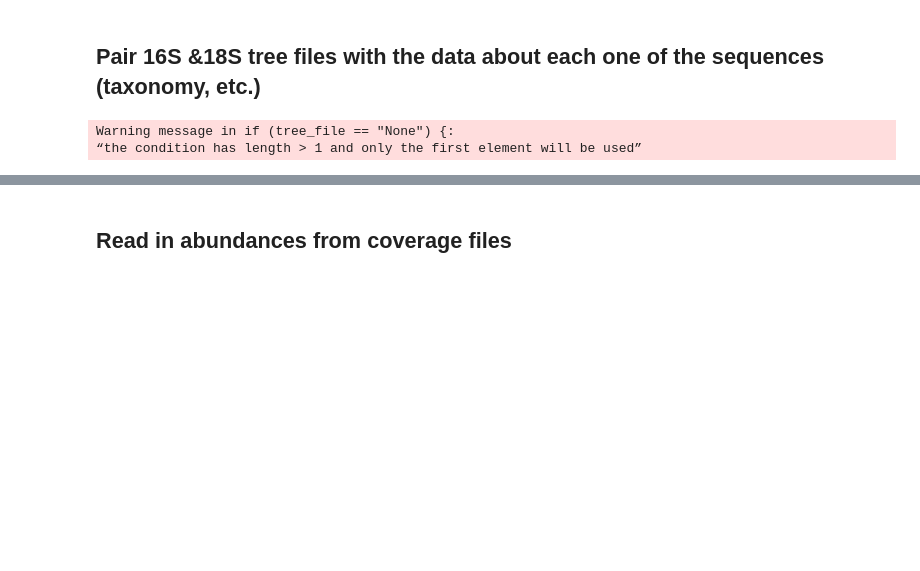
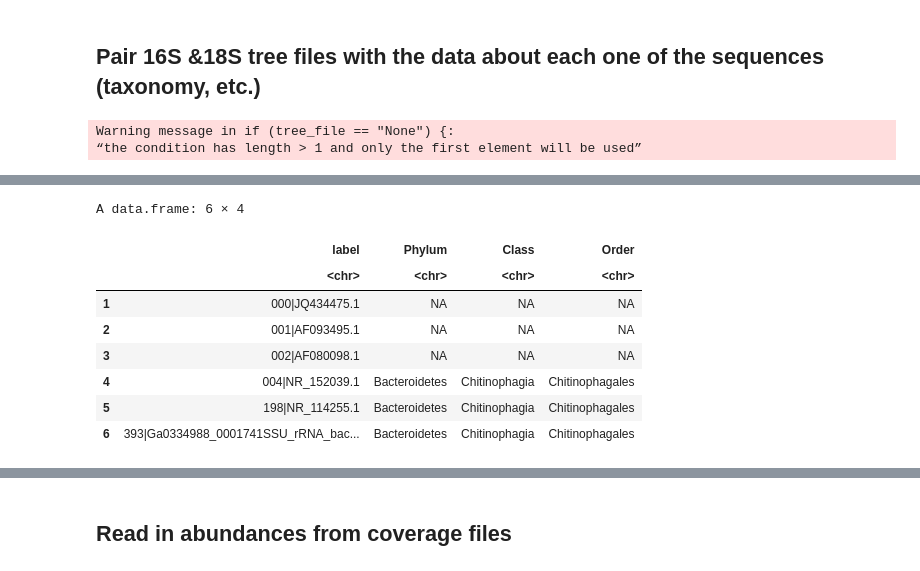
Before and after one commit to akrinos/2023-Krinos-Mendota18S, a Jupyter notebook: code/Jupyter Notebooks/process-abundance-data.ipynb, the cells around one changed output, grey strips where cells are left out. Cells and saved outputs as stored; diff of their text form; code cells hidden in the pictures; blank space fills up the shorter version.

```diff
--- a/code/Jupyter Notebooks/process-abundance-data.ipynb
+++ b/code/Jupyter Notebooks/process-abundance-data.ipynb
@@ -203,5 +208,3 @@ data_tree_euk = final_data_tree_euk("2021-12-20_eukaryota",model_in="RF01960",cl
 # %% [output]
 Warning message in if (tree_file == "None") {:
 “the condition has length > 1 and only the first element will be used”
-# %%
-data_tree_bact = final_data_tree_euk("2021-12-19_bacteria",model_in="RF00177",cluster_all=cluster_all)
@@ -207,0 +257,12 @@ data_tree_bact = final_data_tree_euk("2021-12-19_bacteria",model_in="RF00177",cl
+# %%
+head(data_tree_bact %>% dplyr::select(label,Phylum,Class,Order))
+# %% [output]
+A data.frame: 6 × 4
+|  | label | Phylum | Class | Order |
+|  | <chr> | <chr> | <chr> | <chr> |
+| 1 | 000|JQ434475.1 | NA | NA | NA |
+| 2 | 001|AF093495.1 | NA | NA | NA |
+| 3 | 002|AF080098.1 | NA | NA | NA |
+| 4 | 004|NR_152039.1 | Bacteroidetes | Chitinophagia | Chitinophagales |
+| 5 | 198|NR_114255.1 | Bacteroidetes | Chitinophagia | Chitinophagales |
+| 6 | 393|Ga0334988_0001741SSU_rRNA_bac... | Bacteroidetes | Chitinophagia | Chitinophagales |
```
Also changed, not shown: parts of 20 cells of this notebook, 11 other files.
